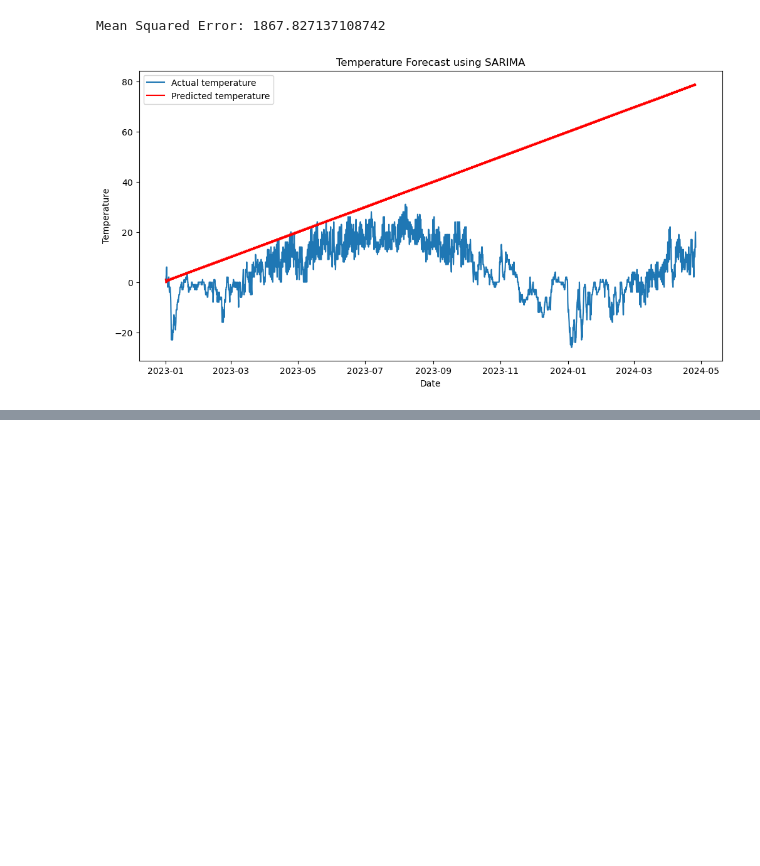
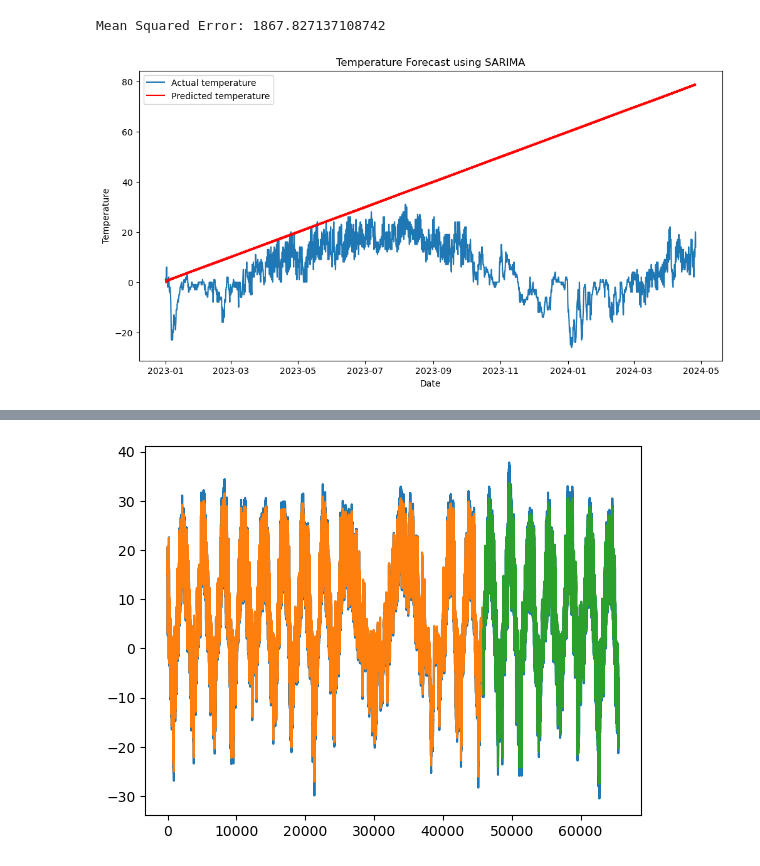
Before and after one commit to PeterOstr/kaggle, a Jupyter notebook: airflow_train1/weather_api_train.ipynb, the cells around one changed output, grey strips where cells are left out. Saved outputs shown, nothing was run; the diff lists cells and outputs as text; code cells hidden in the pictures; blank space fills up the shorter version.

```diff
--- a/airflow_train1/weather_api_train.ipynb
+++ b/airflow_train1/weather_api_train.ipynb
@@ -718,0 +723,83 @@ ValueError: Inferred frequency None from passed values does not conform to passe
+# %%
+import numpy as np
+import pandas as pd
+import matplotlib.pyplot as plt
+from keras.models import Sequential
+from keras.layers import Dense, LSTM
+from sklearn.preprocessing import MinMaxScaler
+from sklearn.metrics import mean_squared_error
+
+# Загрузка данных
+data = pd.read_excel('data/archive.xls')
+
+# Предобработка данных
+data['Local time in Moscow'] = pd.to_datetime(data['Local time in Moscow'], format='%d.%m.%Y %H:%M')
+data.set_index('Local time in Moscow', inplace=True)
+data = data.loc[:, ['T']]
+data.dropna(inplace=True)
+dataset = data.values.astype('float32')
+
+# Нормализация данных
+scaler = MinMaxScaler(feature_range=(0, 1))
+dataset = scaler.fit_transform(dataset)
+
+# Разделение данных на обучающий и тестовый наборы
+train_size = int(len(dataset) * 0.7)
+test_size = len(dataset) - train_size
+train, test = dataset[0:train_size,:], dataset[train_size:len(dataset),:]
+
+# Функция для создания датасета для временных рядов
+def create_dataset(dataset, look_back=1):
+    dataX, dataY = [], []
+    for i in range(len(dataset)-look_back-1):
+        a = dataset[i:(i+look_back), 0]
+        dataX.append(a)
+        dataY.append(dataset[i + look_back, 0])
+    return np.array(dataX), np.array(dataY)
+
+# Преобразование данных в формат, пригодный для обучения
+look_back = 1
+trainX, trainY = create_dataset(train, look_back)
+testX, testY = create_dataset(test, look_back)
+
+# Изменение формы входных данных для LSTM [samples, time steps, features]
+trainX = np.reshape(trainX, (trainX.shape[0], 1, trainX.shape[1]))
+testX = np.reshape(testX, (testX.shape[0], 1, testX.shape[1]))
+
+# Создание и компиляция модели LSTM
+model = Sequential()
+model.add(LSTM(4, input_shape=(1, look_back)))
+model.add(Dense(1))
+model.compile(loss='mean_squared_error', optimizer='adam')
+
+# Обучение модели
+model.fit(trainX, trainY, epochs=100, batch_size=1, verbose=2)
+
+# Предсказание
+trainPredict = model.predict(trainX)
+testPredict = model.predict(testX)
+
+# Инвертирование нормализации для получения исходных данных
+trainPredict = scaler.inverse_transform(trainPredict)
+trainY = scaler.inverse_transform([trainY])
+testPredict = scaler.inverse_transform(testPredict)
+testY = scaler.inverse_transform([testY])
+
+# Расчет ошибки модели
+trainScore = np.sqrt(mean_squared_error(trainY[0], trainPredict[:,0]))
+print('Train Score: %.2f RMSE' % (trainScore))
+testScore = np.sqrt(mean_squared_error(testY[0], testPredict[:,0]))
+print('Test Score: %.2f RMSE' % (testScore))
+
+# Визуализация результатов
+trainPredictPlot = np.empty_like(dataset)
+trainPredictPlot[:, :] = np.nan
+trainPredictPlot[look_back:len(trainPredict)+look_back, :] = trainPredict
+testPredictPlot = np.empty_like(dataset)
+testPredictPlot[:, :] = np.nan
+testPredictPlot[len(trainPredict)+(look_back*2)+1:len(dataset)-1, :] = testPredict
+plt.plot(scaler.inverse_transform(dataset))
+plt.plot(trainPredictPlot)
+plt.plot(testPredictPlot)
+plt.show()
+# %% [output]
@@ -718,0 +823 @@ ValueError: Inferred frequency None from passed values does not conform to passe
+[figure, added]
```
Also changed, not shown: parts of 3 cells of this notebook, 1 other file.
